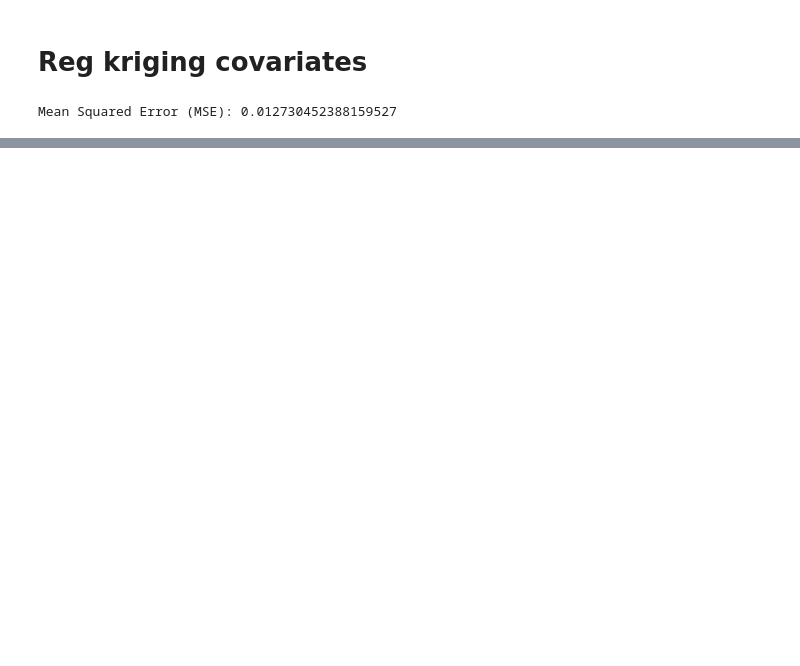
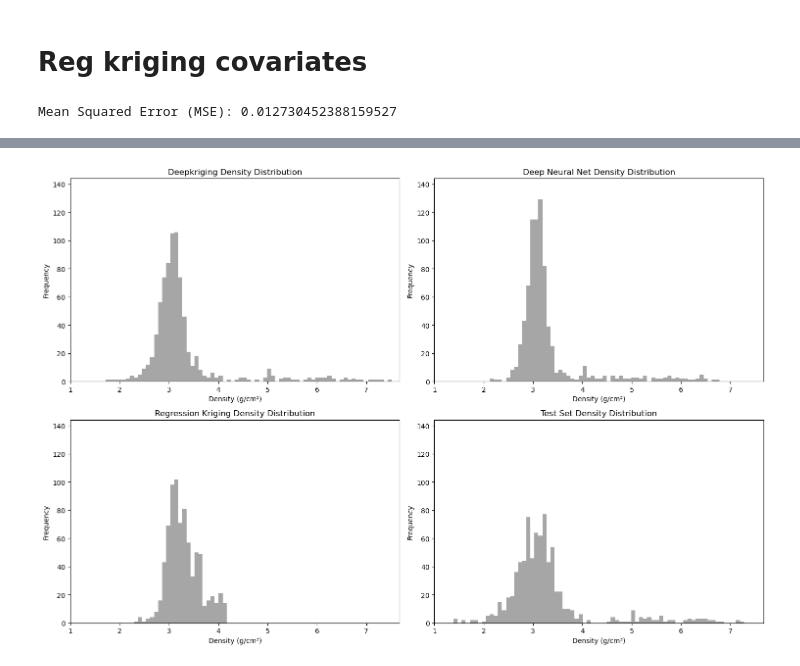
Before and after one commit to markdlindsay/DK_Batch_Shapley, a Jupyter notebook: 3d_plots.ipynb, the cells around one changed output, grey strips where cells are left out. Cells and saved outputs as stored; diff of their text form; code cells hidden in the pictures; blank space fills up the shorter version.

```diff
--- a/3d_plots.ipynb
+++ b/3d_plots.ipynb
@@ -496,0 +134,56 @@ fig.show()
+# %%
+dk_density = test_predictions_dk.ravel() * multipliers['Density_gcm3']
+nn_density = test_predictions_nn.ravel() * multipliers['Density_gcm3']
+rk_density = test_predictions_rk.ravel() * multipliers['Density_gcm3']
+test_density = y_test.ravel() * multipliers['Density_gcm3']
+
+# Find global min and max for x-axis
+all_densities = np.concatenate([dk_density, nn_density, rk_density, test_density])
+x_min = all_densities.min() + 1
+x_max = all_densities.max() - 0.5
+
+# Find global max for y-axis by plotting histograms without displaying them
+_, bins = np.histogram(all_densities, bins=100)
+y_max = 0
+for density in [dk_density, nn_density, rk_density, test_density]:
+    counts, _ = np.histogram(density, bins=bins)
+    y_max = max(y_max, counts.max()) + 5
+
+fig, axs = plt.subplots(2, 2, figsize=(15, 10))
+
+#Deepkriging
+axs[0, 0].hist(dk_density, bins=bins, color='gray', alpha=0.7)
+axs[0, 0].set_title('Deepkriging Density Distribution')
+axs[0, 0].set_xlim(x_min, x_max)
+axs[0, 0].set_ylim(0, y_max)
+axs[0, 0].set_xlabel('Density (g/cm³)')
+axs[0, 0].set_ylabel('Frequency')
+
+#Deep neural net
+axs[0, 1].hist(nn_density, bins=bins, color='gray', alpha=0.7)
+axs[0, 1].set_title('Deep Neural Net Density Distribution')
+axs[0, 1].set_xlim(x_min, x_max)
+axs[0, 1].set_ylim(0, y_max)
+axs[0, 1].set_xlabel('Density (g/cm³)')
+axs[0, 1].set_ylabel('Frequency')
+
+#Regression kriging
+axs[1, 0].hist(rk_density, bins=bins, color='gray', alpha=0.7)
+axs[1, 0].set_title('Regression Kriging Density Distribution')
+axs[1, 0].set_xlim(x_min, x_max)
+axs[1, 0].set_ylim(0, y_max)
+axs[1, 0].set_xlabel('Density (g/cm³)')
+axs[1, 0].set_ylabel('Frequency')
+
+#Test set
+axs[1, 1].hist(test_density, bins=bins, color='gray', alpha=0.7)
+axs[1, 1].set_title('Test Set Density Distribution')
+axs[1, 1].set_xlim(x_min, x_max)
+axs[1, 1].set_ylim(0, y_max)
+axs[1, 1].set_xlabel('Density (g/cm³)')
+axs[1, 1].set_ylabel('Frequency')
+
+plt.tight_layout()
+plt.show()
+# %% [output]
+[figure, added]
```
Also changed, not shown: parts of 19 cells of this notebook, 30 other files.
